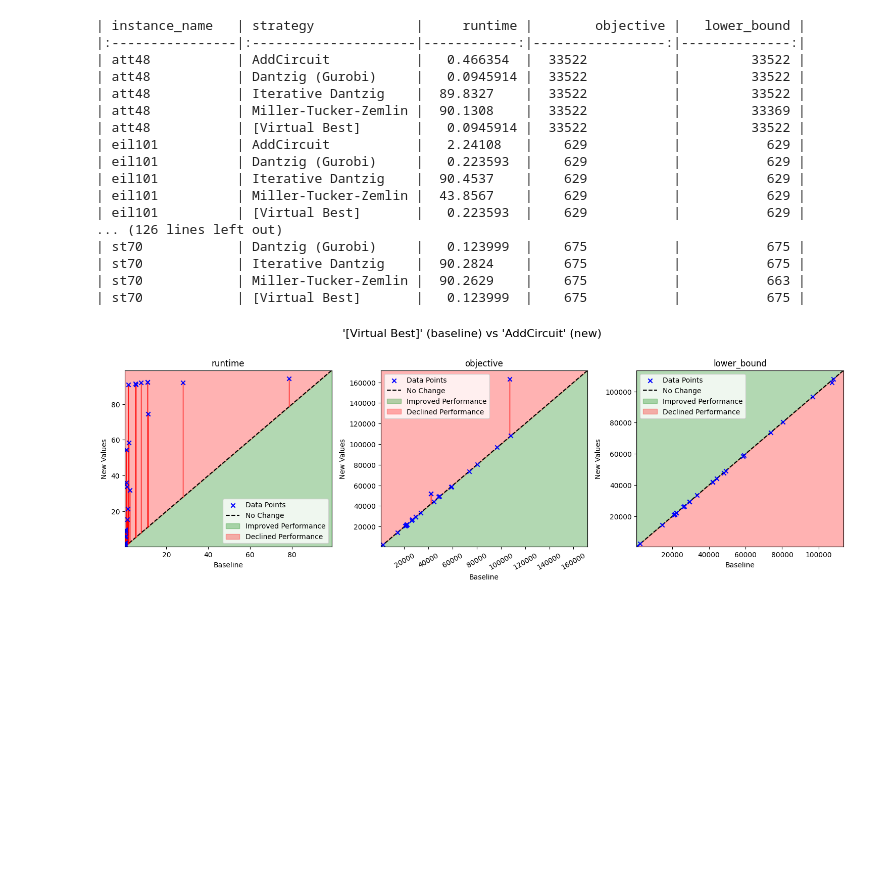
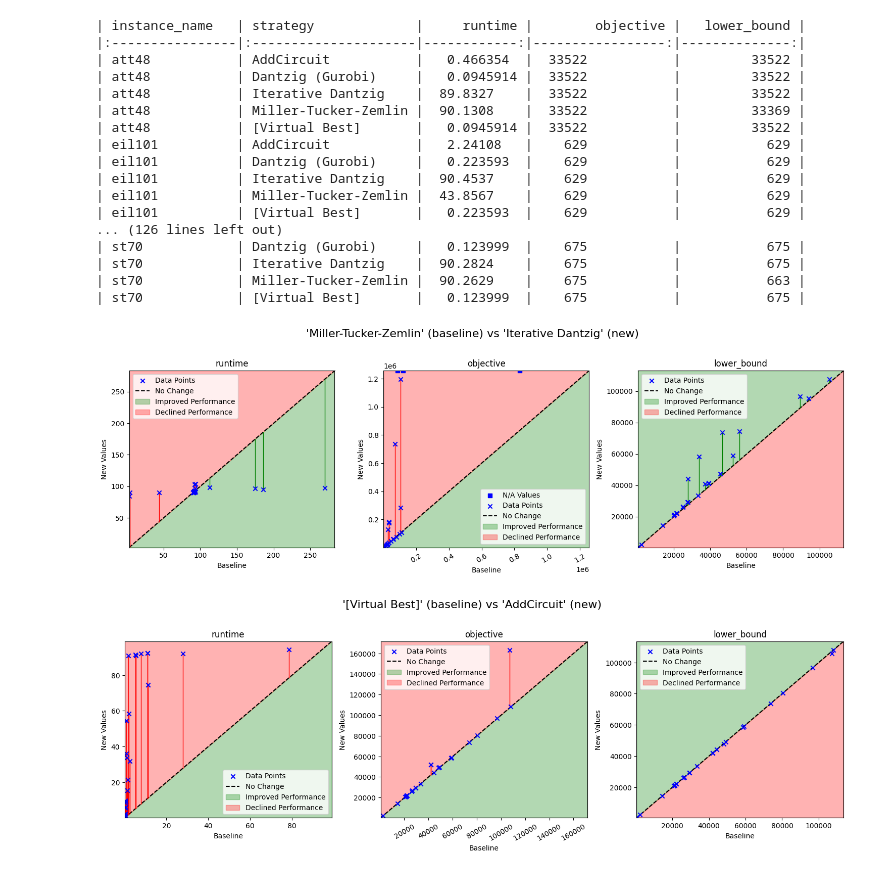
Before and after one commit to d-krupke/cpsat-primer, a Jupyter notebook: evaluations/tsp/2023-11-18_tsplib/04_analyze copy.ipynb, the cells around one changed output. Drawn from its saved outputs; the diff is of its cells as text; code cells hidden in the pictures; blank space fills up the shorter version.

```diff
--- a/evaluations/tsp/2023-11-18_tsplib/04_analyze copy.ipynb
+++ b/evaluations/tsp/2023-11-18_tsplib/04_analyze copy.ipynb
@@ -66,6 +72,24 @@ print(results.set_index("instance_name").to_markdown())
 | st70            | Iterative Dantzig    |  90.2824    |    675           |           675 |
 | st70            | Miller-Tucker-Zemlin |  90.2629    |    675           |           663 |
 | st70            | [Virtual Best]       |   0.123999  |    675           |           675 |
+# %%
+from scatter_with_performance_zones import plot_comparison_grid
+
+baseline = "Miller-Tucker-Zemlin"
+new = "Iterative Dantzig"
+A = results[results["strategy"] == baseline].set_index("instance_name")
+B = results[results["strategy"] == new].set_index("instance_name")
+
+fig, axes = plot_comparison_grid(
+    baseline_data=A,
+    new_data=B,
+    metrics=[("runtime", "min"), ("objective", "min"), ("lower_bound", "max")],
+    suptitle=f"'{baseline}' (baseline) vs '{new}' (new)",
+)
+# rotate the second plot's x-axis labels for better readability
+axes[1].tick_params(axis="x", rotation=30)
+# %% [output]
+[figure, added]
 # %%
 from scatter_with_performance_zones import plot_comparison_grid
 
```
Also changed, not shown: parts of 4 cells of this notebook, 8 other files.
